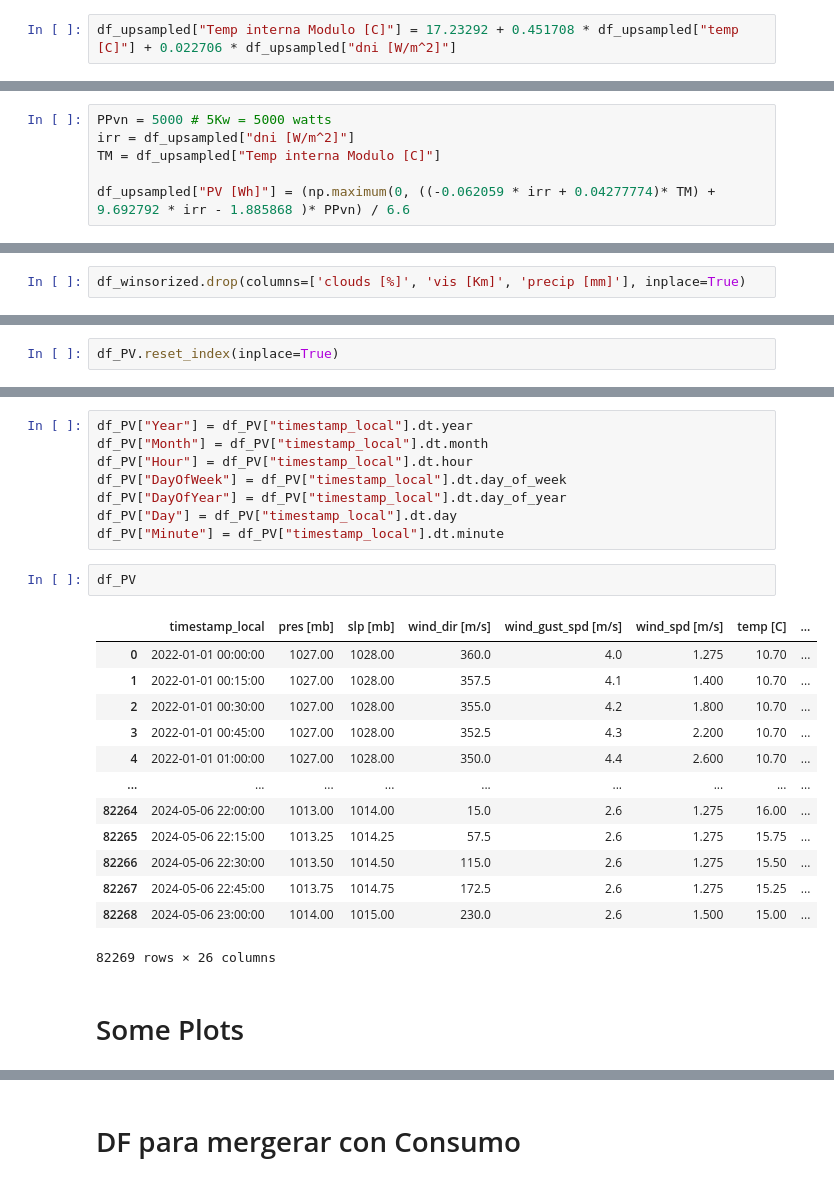
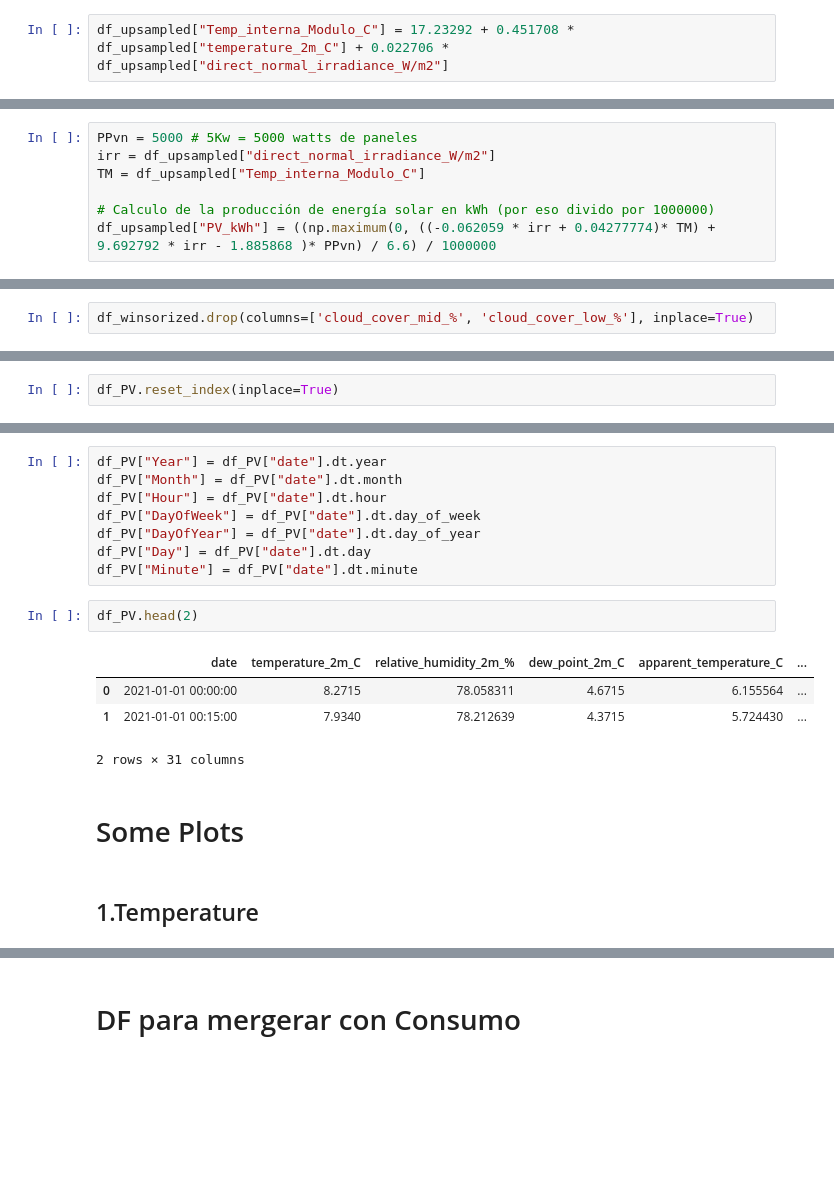
Before and after one commit to AFernandezBenages/WP4, a Jupyter notebook: code/casalMonsterratina_producciónSolar.ipynb, the cells around one changed output, grey strips where cells are left out. Saved outputs shown, nothing was run; the diff lists cells and outputs as text; blank space fills up the shorter version.

```diff
--- a/code/casalMonsterratina_producciónSolar.ipynb
+++ b/code/casalMonsterratina_producciónSolar.ipynb
@@ -363,7 +287,7 @@ Donde:
 
 -  irr   <-> Irradiancia directa normal (dni) [kW/m2]
 # %%
-df_upsampled["Temp interna Modulo [C]"] = 17.23292 + 0.451708 * df_upsampled["temp [C]"] + 0.022706 * df_upsampled["dni [W/m^2]"]
+df_upsampled["Temp_interna_Modulo_C"] = 17.23292 + 0.451708 * df_upsampled["temperature_2m_C"] + 0.022706 * df_upsampled["direct_normal_irradiance_W/m2"]
 # %%
 df_upsampled.head()
 # %% [output]
@@ -385,11 +310,12 @@ donde:
 - irr[i]    es la Irradiancia directa normal [kW/m2]
 - TM[i]     es la temperatura interna del modulo/placa solar
 # %%
-PPvn = 5000 # 5Kw = 5000 watts
-irr = df_upsampled["dni [W/m^2]"]
-TM = df_upsampled["Temp interna Modulo [C]"]
+PPvn = 5000 # 5Kw = 5000 watts de paneles
+irr = df_upsampled["direct_normal_irradiance_W/m2"]
+TM = df_upsampled["Temp_interna_Modulo_C"]
 
-df_upsampled["PV [Wh]"] = (np.maximum(0, ((-0.062059 * irr + 0.04277774)* TM) + 9.692792 * irr - 1.885868 )* PPvn) / 6.6
+# Calculo de la producción de energía solar en kWh (por eso divido por 1000000)
+df_upsampled["PV_kWh"] = ((np.maximum(0, ((-0.062059 * irr + 0.04277774)* TM) + 9.692792 * irr - 1.885868 )* PPvn) / 6.6) / 1000000
 # %%
 df_upsampled.sample(5)
 # %% [output]
@@ -542,5 +473,5 @@ luego de la winsorizacion, quedan estos valores aún con outliers, los dropeo
 # %%
-df_winsorized.drop(columns=['clouds [%]', 'vis [Km]', 'precip [mm]'], inplace=True)
+df_winsorized.drop(columns=['cloud_cover_mid_%', 'cloud_cover_low_%'], inplace=True)
 # %%
 # aplico los cambios al dataframe original
 df_PV = df_winsorized.copy()
@@ -571,28 +502,21 @@ memory usage: 11.9 MB
 # %%
-df_PV["Year"] = df_PV["timestamp_local"].dt.year
-df_PV["Month"] = df_PV["timestamp_local"].dt.month
-df_PV["Hour"] = df_PV["timestamp_local"].dt.hour
-df_PV["DayOfWeek"] = df_PV["timestamp_local"].dt.day_of_week
-df_PV["DayOfYear"] = df_PV["timestamp_local"].dt.day_of_year
-df_PV["Day"] = df_PV["timestamp_local"].dt.day
-df_PV["Minute"] = df_PV["timestamp_local"].dt.minute
+df_PV["Year"] = df_PV["date"].dt.year
+df_PV["Month"] = df_PV["date"].dt.month
+df_PV["Hour"] = df_PV["date"].dt.hour
+df_PV["DayOfWeek"] = df_PV["date"].dt.day_of_week
+df_PV["DayOfYear"] = df_PV["date"].dt.day_of_year
+df_PV["Day"] = df_PV["date"].dt.day
+df_PV["Minute"] = df_PV["date"].dt.minute
 # %%
-df_PV
+df_PV.head(2)
 # %% [output]
-|  | timestamp_local | pres [mb] | slp [mb] | wind_dir [m/s] | wind_gust_spd [m/s] | wind_spd [m/s] | temp [C] | ... |
-| 0 | 2022-01-01 00:00:00 | 1027.00 | 1028.00 | 360.0 | 4.0 | 1.275 | 10.70 | ... |
-| 1 | 2022-01-01 00:15:00 | 1027.00 | 1028.00 | 357.5 | 4.1 | 1.400 | 10.70 | ... |
-| 2 | 2022-01-01 00:30:00 | 1027.00 | 1028.00 | 355.0 | 4.2 | 1.800 | 10.70 | ... |
-| 3 | 2022-01-01 00:45:00 | 1027.00 | 1028.00 | 352.5 | 4.3 | 2.200 | 10.70 | ... |
-| 4 | 2022-01-01 01:00:00 | 1027.00 | 1028.00 | 350.0 | 4.4 | 2.600 | 10.70 | ... |
-| ... | ... | ... | ... | ... | ... | ... | ... | ... |
-| 82264 | 2024-05-06 22:00:00 | 1013.00 | 1014.00 | 15.0 | 2.6 | 1.275 | 16.00 | ... |
-| 82265 | 2024-05-06 22:15:00 | 1013.25 | 1014.25 | 57.5 | 2.6 | 1.275 | 15.75 | ... |
-| 82266 | 2024-05-06 22:30:00 | 1013.50 | 1014.50 | 115.0 | 2.6 | 1.275 | 15.50 | ... |
-| 82267 | 2024-05-06 22:45:00 | 1013.75 | 1014.75 | 172.5 | 2.6 | 1.275 | 15.25 | ... |
-| 82268 | 2024-05-06 23:00:00 | 1014.00 | 1015.00 | 230.0 | 2.6 | 1.500 | 15.00 | ... |
+|  | date | temperature_2m_C | relative_humidity_2m_% | dew_point_2m_C | apparent_temperature_C | ... |
+| 0 | 2021-01-01 00:00:00 | 8.2715 | 78.058311 | 4.6715 | 6.155564 | ... |
+| 1 | 2021-01-01 00:15:00 | 7.9340 | 78.212639 | 4.3715 | 5.724430 | ... |
-82269 rows × 26 columns
+2 rows × 31 columns
 # %% [markdown]
 # Some Plots
+# %% [markdown]
+## 1.Temperature
 # %%
 fig, ax = plt.subplots(figsize=(10, 4))
```
Also changed, not shown: parts of 57 cells of this notebook, 1 other file.
